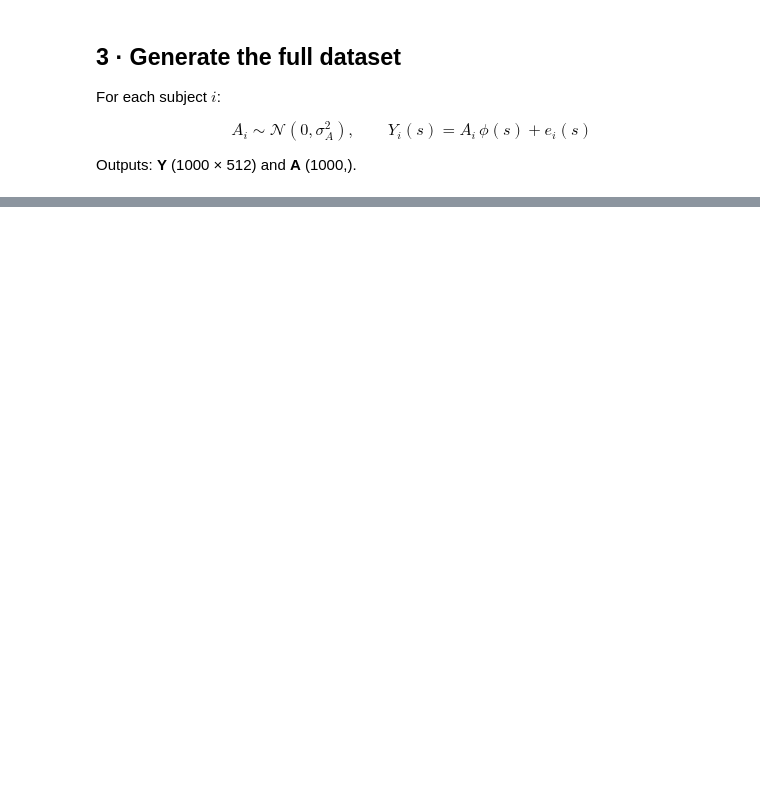
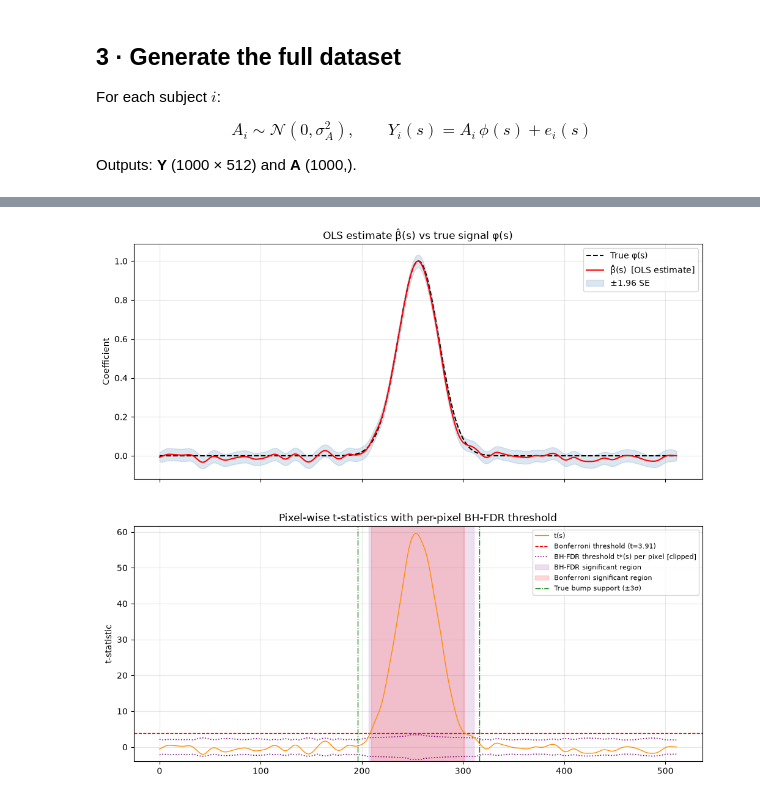
Before and after one commit to whitebabycamel96/brain-age-cnn, a Jupyter notebook: simulation/signal_analysis.ipynb, the cells around one changed output, grey strips where cells are left out. Cells and saved outputs as stored; diff of their text form; code cells hidden in the pictures; blank space fills up the shorter version.

```diff
--- a/simulation/signal_analysis.ipynb
+++ b/simulation/signal_analysis.ipynb
@@ -253,0 +213,17 @@ print(f"False positive rate (BH-FDR)    : {fp_bh:.4f}  (nominal α = {alpha})")
+# %%
+# t-statistics and two-sided p-values
+t_stat = beta_hat / se_beta  # (p,)
+p_vals = 2 * stats.t.sf(np.abs(t_stat), df=df)  # (p,)
+
+# Multiple testing correction
+alpha = 0.05
+
+# Bonferroni results & threshold
+reject_bonf = p_vals < (alpha / n_pixels)
+bonf_t_threshold = stats.t.ppf(1 - alpha / (2 * n_pixels), df=df)  # Bonferroni threshold
+
+# Benjamini–Hochberg FDR results & threshold
+reject_bh, _, _, _ = multipletests(p_vals, alpha=alpha, method="fdr_bh")
+ranks = stats.rankdata(p_vals)
+bh_p_threshold = (ranks / n_pixels) * alpha
+bh_t_threshold = stats.t.ppf(1 - bh_p_threshold / 2, df=df)
@@ -254 +248,38 @@ print(f"False positive rate (BH-FDR)    : {fp_bh:.4f}  (nominal α = {alpha})")
+# %%
+fig, axes = plt.subplots(2, 1, figsize=(12, 11), sharex=True)
+
+# Panel 1 — estimated vs true shape
+axes[0].plot(s, phi_true, color="black", lw=1.5, ls="--", label="True φ(s)")
+axes[0].plot(s, beta_hat, color="red",   lw=1.5,          label="β̂(s)  [OLS estimate]")
+axes[0].fill_between(s, beta_hat - 1.96*se_beta, beta_hat + 1.96*se_beta,
+                     alpha=0.2, color="steelblue", label="±1.96 SE")
+axes[0].set(ylabel="Coefficient", title="OLS estimate β̂(s) vs true signal φ(s)")
+axes[0].legend(); axes[0].grid(True, alpha=0.3)
+
+# Panel 2 — t-statistics with correct significance shading
+axes[1].plot(s, t_stat, color="darkorange", lw=1, label="t(s)", zorder=4)
+axes[1].axhline(bonf_t_threshold, color="red", lw=1, ls="--", label=f"Bonferroni threshold (t={bonf_t_threshold:.2f})", zorder=3)
+axes[1].plot(s, bh_t_threshold, color="purple", lw=1.2, ls=":", label="BH-FDR threshold t*(s) per pixel [clipped]", zorder=3)
+axes[1].plot(s, -bh_t_threshold, color="purple", lw=1.2, ls=":", zorder=3)
+
+ylo = min(t_stat.min(), 0) - 2
+yhi = t_stat.max() + 2
+axes[1].set_ylim(ylo, yhi)
+axes[1].fill_between(s, ylo, yhi, where=reject_bh, alpha=0.12, color="purple",
+                     label="BH-FDR significant region", zorder=1)
+axes[1].fill_between(s, ylo, yhi, where=reject_bonf, alpha=0.15, color="red",
+                     label="Bonferroni significant region", zorder=2)
+
+# True bump boundary locations
+bump_lo = mu - 3 * bw_signal
+bump_hi = mu + 3 * bw_signal
+axes[1].axvline(bump_lo, color="green", lw=1, ls="-.", label="True bump support (±3σ)", zorder=5)
+axes[1].axvline(bump_hi, color="green", lw=1, ls="-.", zorder=5)
+
+axes[1].set(ylabel="t-statistic",
+            title="Pixel-wise t-statistics with per-pixel BH-FDR threshold")
+axes[1].legend(fontsize=8); axes[1].grid(True, alpha=0.3)
+plt.show()
+# %% [output]
+[figure, added]
 # %% [markdown]
```
Also changed, not shown: parts of 43 cells of this notebook.
